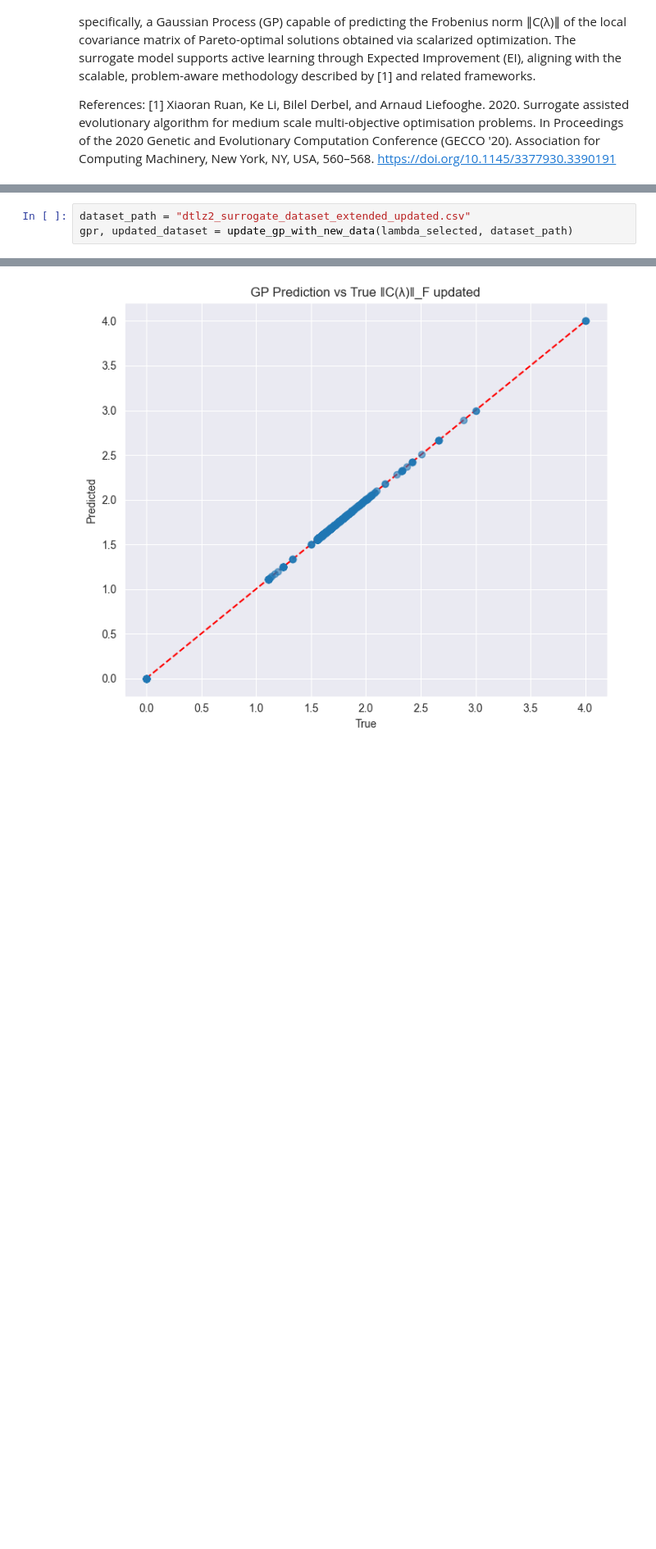
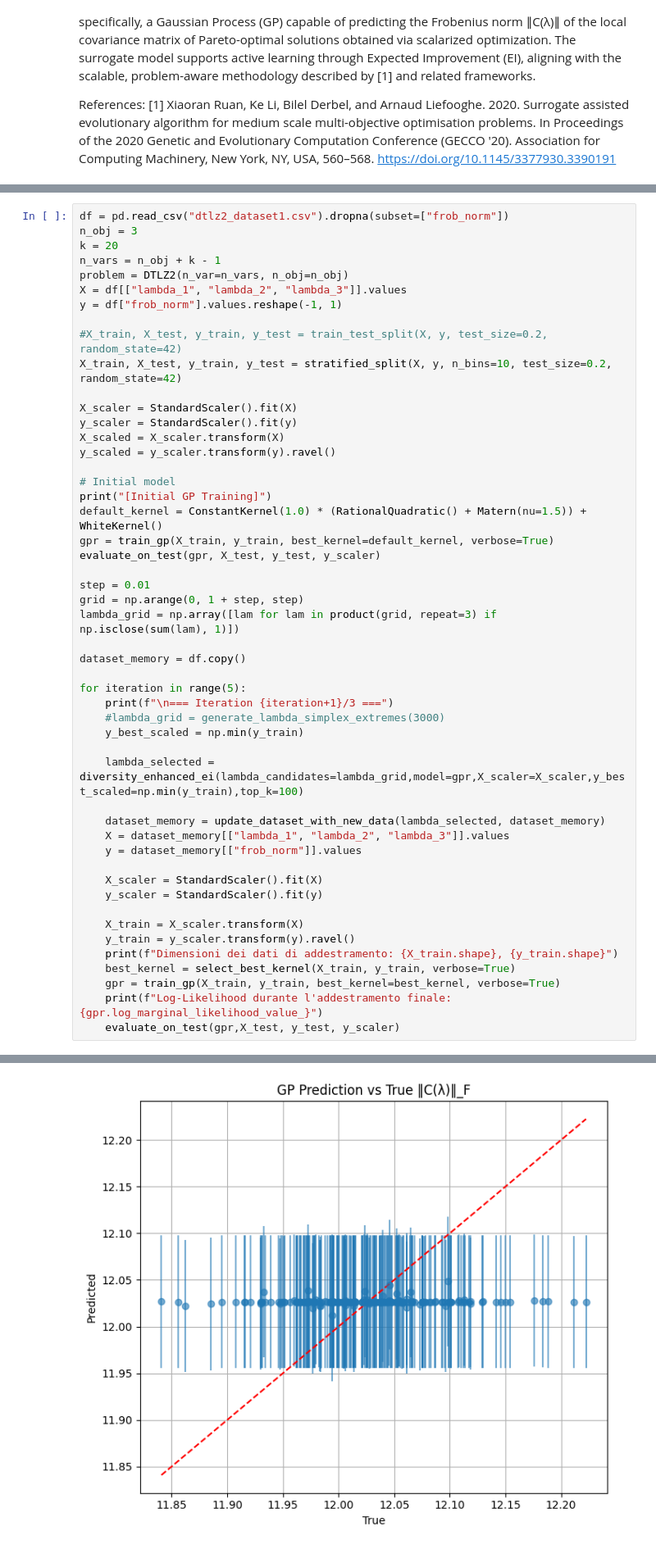
Before and after one commit to horvathcso/Adaptive-Covariance-Estimation-in-Convex-Multi-Objective-Optimization, a Jupyter notebook: surrogateGP.ipynb, the cells around one changed output, grey strips where cells are left out. Shown at 82% size. Cells and saved outputs as stored; diff of their text form; blank space fills up the shorter version.

Commit message:
Implemented surrogate model

```diff
--- a/surrogateGP.ipynb
+++ b/surrogateGP.ipynb
@@ -212,4 +227,51 @@ def update_gp_with_new_data(lambda_selected, dataset_path, window_size=10, n_res
 # %%
-dataset_path = "dtlz2_surrogate_dataset_extended_updated.csv"
-gpr, updated_dataset = update_gp_with_new_data(lambda_selected, dataset_path)
+df = pd.read_csv("dtlz2_dataset1.csv").dropna(subset=["frob_norm"])
+n_obj = 3
+k = 20
+n_vars = n_obj + k - 1
+problem = DTLZ2(n_var=n_vars, n_obj=n_obj)
+X = df[["lambda_1", "lambda_2", "lambda_3"]].values
+y = df["frob_norm"].values.reshape(-1, 1)
+
+#X_train, X_test, y_train, y_test = train_test_split(X, y, test_size=0.2, random_state=42)
+X_train, X_test, y_train, y_test = stratified_split(X, y, n_bins=10, test_size=0.2, random_state=42)
+
+X_scaler = StandardScaler().fit(X)
+y_scaler = StandardScaler().fit(y)
+X_scaled = X_scaler.transform(X)
+y_scaled = y_scaler.transform(y).ravel()
+
+# Initial model
+print("[Initial GP Training]")
+default_kernel = ConstantKernel(1.0) * (RationalQuadratic() + Matern(nu=1.5)) + WhiteKernel()
+gpr = train_gp(X_train, y_train, best_kernel=default_kernel, verbose=True)
+evaluate_on_test(gpr, X_test, y_test, y_scaler)
+
+step = 0.01
+grid = np.arange(0, 1 + step, step)
+lambda_grid = np.array([lam for lam in product(grid, repeat=3) if np.isclose(sum(lam), 1)])
+
+dataset_memory = df.copy()
+
+for iteration in range(5):
+    print(f"\n=== Iteration {iteration+1}/3 ===")
+    #lambda_grid = generate_lambda_simplex_extremes(3000)
+    y_best_scaled = np.min(y_train)
+
+    lambda_selected = diversity_enhanced_ei(lambda_candidates=lambda_grid,model=gpr,X_scaler=X_scaler,y_best_scaled=np.min(y_train),top_k=100)
+
+    dataset_memory = update_dataset_with_new_data(lambda_selected, dataset_memory)
+    X = dataset_memory[["lambda_1", "lambda_2", "lambda_3"]].values
+    y = dataset_memory[["frob_norm"]].values
+
+    X_scaler = StandardScaler().fit(X)
+    y_scaler = StandardScaler().fit(y)
+
+    X_train = X_scaler.transform(X)
+    y_train = y_scaler.transform(y).ravel()
+    print(f"Dimensioni dei dati di addestramento: {X_train.shape}, {y_train.shape}")
+    best_kernel = select_best_kernel(X_train, y_train, verbose=True)
+    gpr = train_gp(X_train, y_train, best_kernel=best_kernel, verbose=True)
+    print(f"Log-Likelihood durante l'addestramento finale: {gpr.log_marginal_likelihood_value_}")
+    evaluate_on_test(gpr,X_test, y_test, y_scaler)
 # %% [output]
@@ -219 +287 @@ R2: 0.9999999999988574
-[figure, old version]
+[figure, new version]
```
Also changed, not shown: parts of 11 cells of this notebook, 11 other files.
